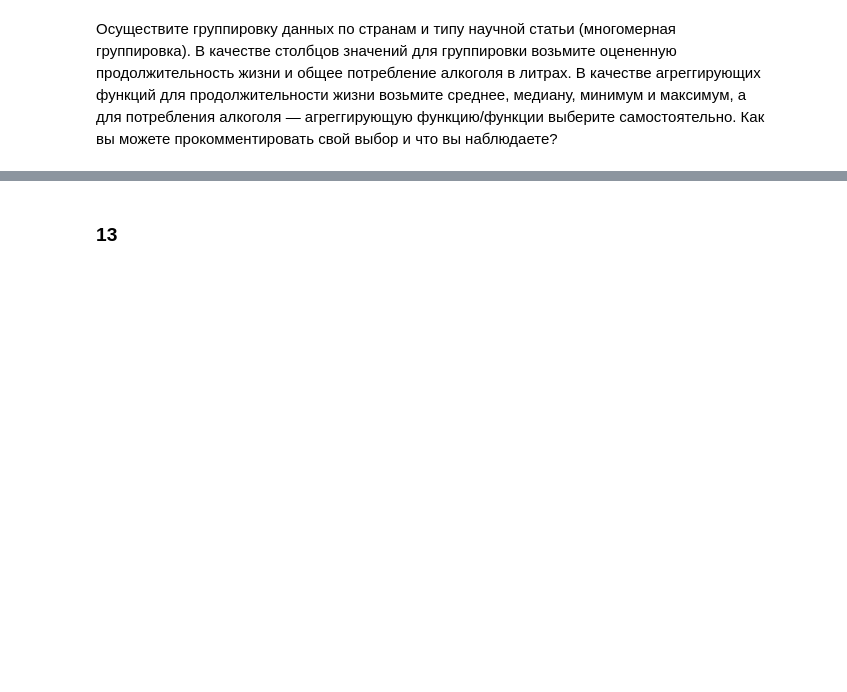
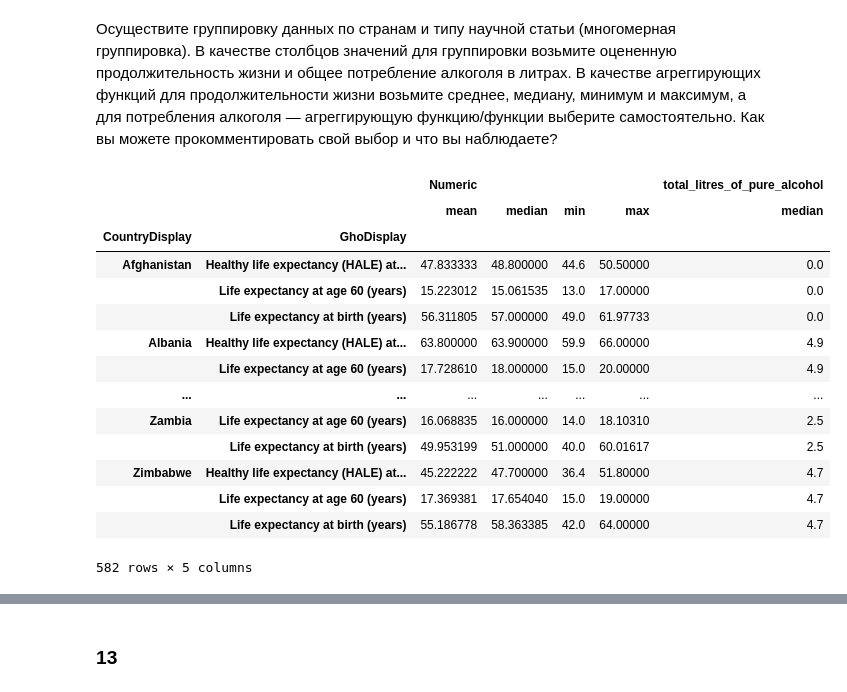
Before and after one commit to wrapper228/ml_hse, a Jupyter notebook: hw1/HW1_Андрей_Атаманюк.ipynb, the cells around one changed output, grey strips where cells are left out. Saved outputs shown, nothing was run; the diff lists cells and outputs as text; code cells hidden in the pictures; blank space fills up the shorter version.

```diff
--- a/hw1/HW1_Андрей_Атаманюк.ipynb
+++ b/hw1/HW1_Андрей_Атаманюк.ipynb
@@ -1031,0 +1030,27 @@ df
+# %%
+grpby2_12 = (
+    df.groupby(["CountryDisplay", "GhoDisplay"])[["Numeric", "total_litres_of_pure_alcohol"]]
+      .agg({
+          "Numeric": ["mean", "median", "min", "max"],
+          "total_litres_of_pure_alcohol": ["median"],
+      })
+      .sort_index()
+)
+
+grpby2_12
+# %% [output]
+|  |  | Numeric |  |  |  | total_litres_of_pure_alcohol |
+|  |  | mean | median | min | max | median |
+| CountryDisplay | GhoDisplay |  |  |  |  |  |
+| Afghanistan | Healthy life expectancy (HALE) at... | 47.833333 | 48.800000 | 44.6 | 50.50000 | 0.0 |
+|  | Life expectancy at age 60 (years) | 15.223012 | 15.061535 | 13.0 | 17.00000 | 0.0 |
+|  | Life expectancy at birth (years) | 56.311805 | 57.000000 | 49.0 | 61.97733 | 0.0 |
+| Albania | Healthy life expectancy (HALE) at... | 63.800000 | 63.900000 | 59.9 | 66.00000 | 4.9 |
+|  | Life expectancy at age 60 (years) | 17.728610 | 18.000000 | 15.0 | 20.00000 | 4.9 |
+| ... | ... | ... | ... | ... | ... | ... |
+| Zambia | Life expectancy at age 60 (years) | 16.068835 | 16.000000 | 14.0 | 18.10310 | 2.5 |
+|  | Life expectancy at birth (years) | 49.953199 | 51.000000 | 40.0 | 60.01617 | 2.5 |
+| Zimbabwe | Healthy life expectancy (HALE) at... | 45.222222 | 47.700000 | 36.4 | 51.80000 | 4.7 |
+|  | Life expectancy at age 60 (years) | 17.369381 | 17.654040 | 15.0 | 19.00000 | 4.7 |
+|  | Life expectancy at birth (years) | 55.186778 | 58.363385 | 42.0 | 64.00000 | 4.7 |
+582 rows × 5 columns
```
Also changed, not shown: parts of 5 cells of this notebook.
